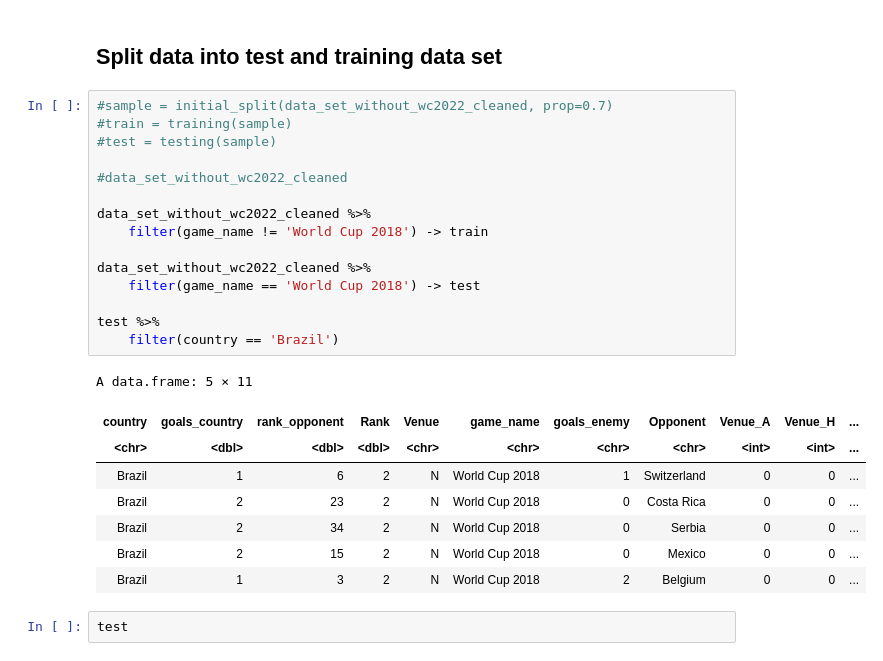
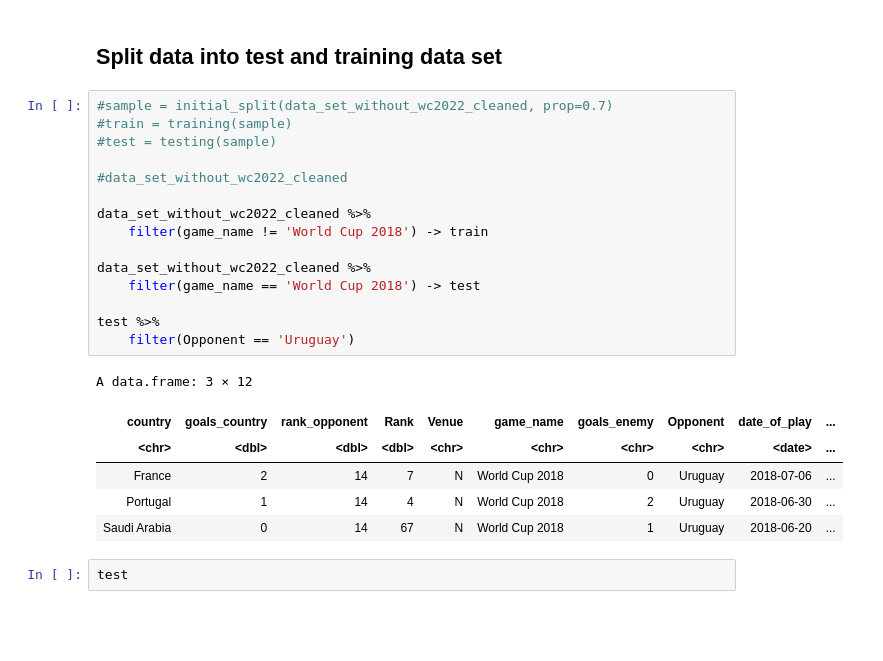
Before and after one commit to denisnaumov0506/FootballAnalyticsProject, a Jupyter notebook: football-world-cup-forecast-denis.ipynb, the cells around one changed output. Drawn from its saved outputs; the diff is of its cells as text; blank space fills up the shorter version.

```diff
--- a/football-world-cup-forecast-denis.ipynb
+++ b/football-world-cup-forecast-denis.ipynb
@@ -1087,27 +1213,25 @@ A data.frame: 2247 × 11
 # %%
 #sample = initial_split(data_set_without_wc2022_cleaned, prop=0.7)
 #train = training(sample)
 #test = testing(sample)
 
 #data_set_without_wc2022_cleaned
 
 data_set_without_wc2022_cleaned %>%
     filter(game_name != 'World Cup 2018') -> train
 
 data_set_without_wc2022_cleaned %>%
     filter(game_name == 'World Cup 2018') -> test
 
 test %>%
-    filter(country == 'Brazil')
+    filter(Opponent == 'Uruguay')
 # %% [output]
-A data.frame: 5 × 11
+A data.frame: 3 × 12
-| country | goals_country | rank_opponent | Rank | Venue | game_name | goals_enemy | Opponent | Venue_A | Venue_H | ... |
-| <chr> | <dbl> | <dbl> | <dbl> | <chr> | <chr> | <chr> | <chr> | <int> | <int> | ... |
-| Brazil | 1 | 6 | 2 | N | World Cup 2018 | 1 | Switzerland | 0 | 0 | ... |
-| Brazil | 2 | 23 | 2 | N | World Cup 2018 | 0 | Costa Rica | 0 | 0 | ... |
-| Brazil | 2 | 34 | 2 | N | World Cup 2018 | 0 | Serbia | 0 | 0 | ... |
-| Brazil | 2 | 15 | 2 | N | World Cup 2018 | 0 | Mexico | 0 | 0 | ... |
-| Brazil | 1 | 3 | 2 | N | World Cup 2018 | 2 | Belgium | 0 | 0 | ... |
+| country | goals_country | rank_opponent | Rank | Venue | game_name | goals_enemy | Opponent | date_of_play | ... |
+| <chr> | <dbl> | <dbl> | <dbl> | <chr> | <chr> | <chr> | <chr> | <date> | ... |
+| France | 2 | 14 | 7 | N | World Cup 2018 | 0 | Uruguay | 2018-07-06 | ... |
+| Portugal | 1 | 14 | 4 | N | World Cup 2018 | 2 | Uruguay | 2018-06-30 | ... |
+| Saudi Arabia | 0 | 14 | 67 | N | World Cup 2018 | 1 | Uruguay | 2018-06-20 | ... |
 # %%
 test
 # %% [output]
```
Also changed, not shown: parts of 21 cells of this notebook.
